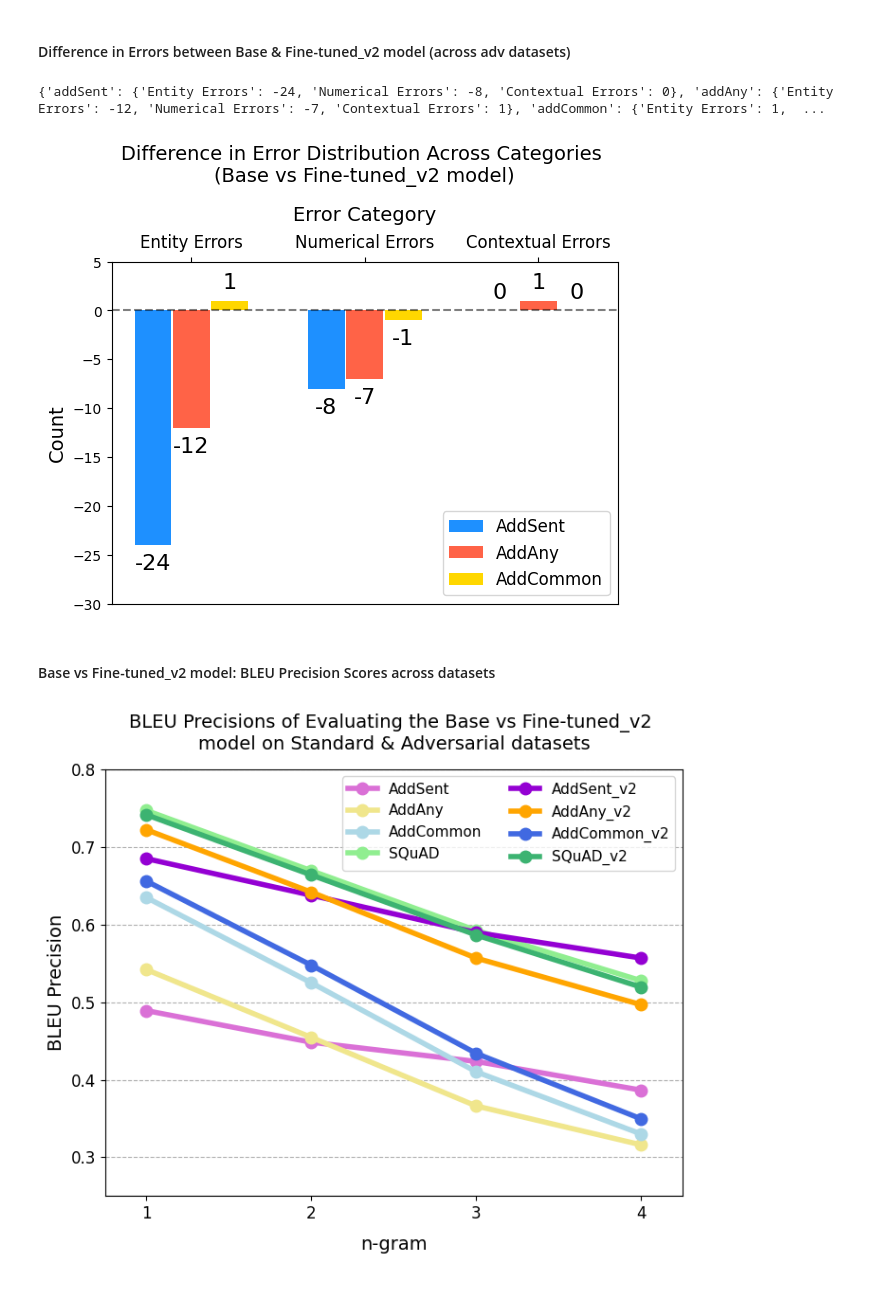
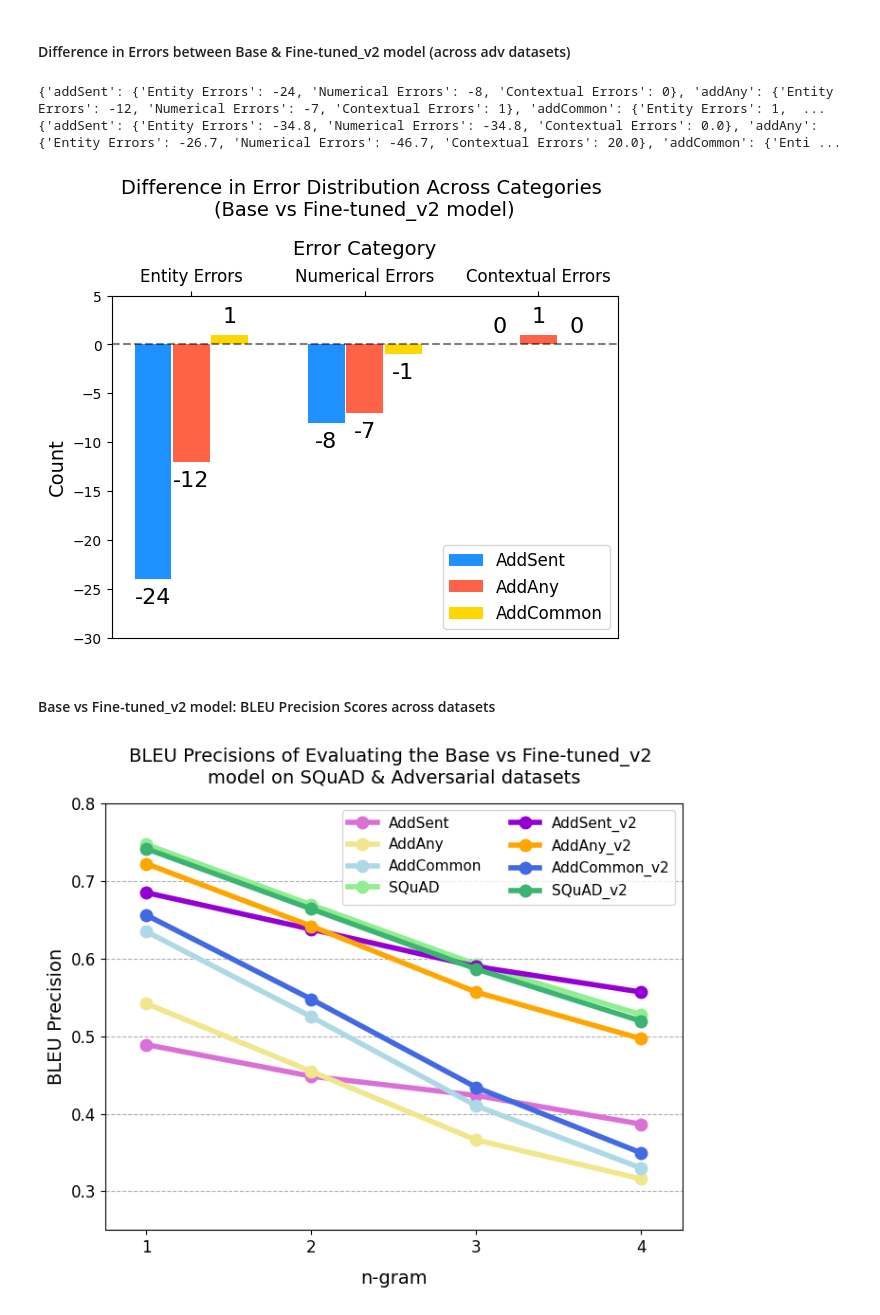
Before and after one commit to Shaz-Momin/nlp-fp-dataset-artifacts, a Jupyter notebook: new_results.ipynb, the cells around one changed output. Drawn from its saved outputs; the diff is of its cells as text; code cells hidden in the pictures.

```diff
--- a/new_results.ipynb
+++ b/new_results.ipynb
@@ -209,6 +244,17 @@ for category in categories_base.keys():
 
 print(differences)
 
+# Find the percent change in the number of errors for each category from the base to fine-tuned model
+percent_changes = {}
+for category in categories_base.keys():
+    percent_changes[category] = {}
+    for error_type in categories_base[category].keys():
+        base_count = categories_base[category][error_type]
+        fine_tuned_count = categories_fine_tuned_v2[category][error_type]
+        percent_change = ((fine_tuned_count - base_count) / base_count) * 100
+        percent_changes[category][error_type] = round(percent_change, 1)
+print(percent_changes)
+
 counts_addSent = [differences["addSent"][error_type] for error_type in categories_base["addSent"].keys()]
 counts_addAny = [differences["addAny"][error_type] for error_type in categories_base["addAny"].keys()]
 counts_addCommon = [differences["addCommon"][error_type] for error_type in categories_base["addCommon"].keys()]
@@ -249,6 +295,7 @@ plt.ylim(-30, 5)
 plt.show()
 # %% [output]
 {'addSent': {'Entity Errors': -24, 'Numerical Errors': -8, 'Contextual Errors': 0}, 'addAny': {'Entity Errors': -12, 'Numerical Errors': -7, 'Contextual Errors': 1}, 'addCommon': {'Entity Errors': 1,  ...
+{'addSent': {'Entity Errors': -34.8, 'Numerical Errors': -34.8, 'Contextual Errors': 0.0}, 'addAny': {'Entity Errors': -26.7, 'Numerical Errors': -46.7, 'Contextual Errors': 20.0}, 'addCommon': {'Enti ...
 [figure]
 # %% [markdown]
 #### Base vs Fine-tuned_v2 model: BLEU Precision Scores across datasets
@@ -291,32 +338,32 @@ for category in precisions_base.keys():
 for category in precisions_fine_tuned_v2.keys():
     bleu_precisions.append(precisions_fine_tuned_v2[category])
 n_grams = [1, 2, 3, 4]
 
 # Create line chart
 plt.figure(figsize=(7, 6))
 colors = ['orchid', 'khaki', 'lightblue','lightgreen', 'darkviolet', 'orange',  'royalblue', 'mediumseagreen']  # Define colors for each dataset
 for precisions, color, label in zip(bleu_precisions, colors, labels):
     plt.plot(n_grams, precisions, marker='o', linestyle='-', markersize=9, linewidth=4, label=label, color=color)
 
 plt.xlabel('n-gram', fontsize=14, labelpad=10)
 plt.ylabel('BLEU Precision', fontsize=14)
-plt.title('BLEU Precisions of Evaluating the Base vs Fine-tuned_v2 \nmodel on Standard & Adversarial datasets', fontsize=14, pad=15)
+plt.title('BLEU Precisions of Evaluating the Base vs Fine-tuned_v2 \nmodel on SQuAD & Adversarial datasets', fontsize=14, pad=15)
 
 # Add BLEU precision values on the markers
 # for dataset, precisions in zip(datasets, bleu_precisions):
 #     for n, precision in zip(n_grams, precisions):
 #         if dataset == datasets[-1]:  # Check if it's the bottom most dataset
 #             plt.text(n, precision - 0.03, f'{precision:.2f}', ha='center', va="top", fontsize=14)
 #         else:
 #             plt.text(n, precision + 0.03, f'{precision:.2f}', ha='center', va="bottom", fontsize=14)
 
 plt.xticks(n_grams, fontsize=12)
 plt.yticks(fontsize=12)
 plt.legend(fontsize=11, ncol=2, loc='upper right')
 plt.grid(axis='y', linestyle='--', alpha=1)
 plt.ylim(0.25, 0.8)  # Adjust the y-axis limit if needed
 plt.xlim(0.75, 4.25)  # Adjust the x-axis limit if needed
 plt.tight_layout()
 plt.show()
 # %% [output]
-[figure, old version]
+[figure, new version]
```
Also changed, not shown: parts of 3 cells of this notebook, 2 other files.
